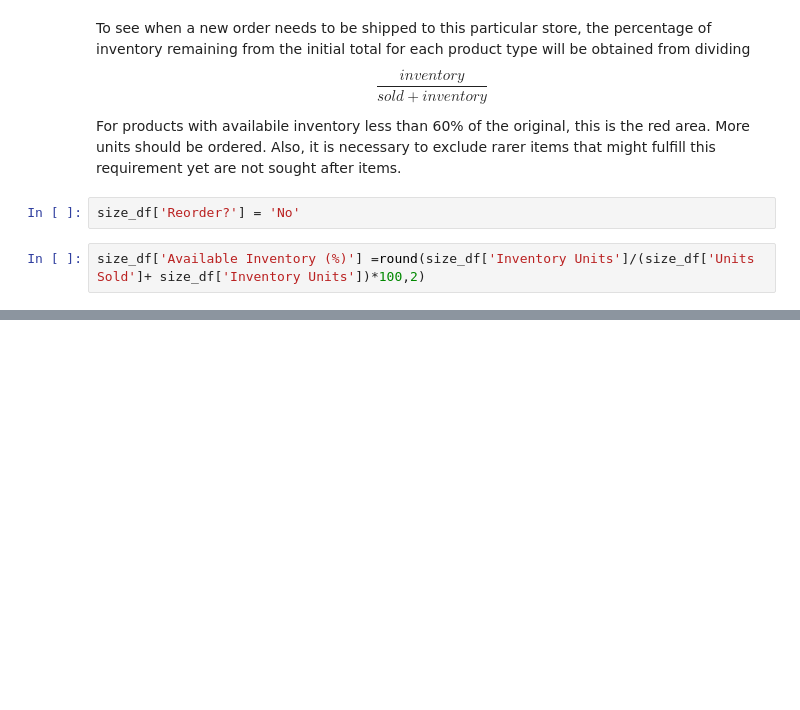
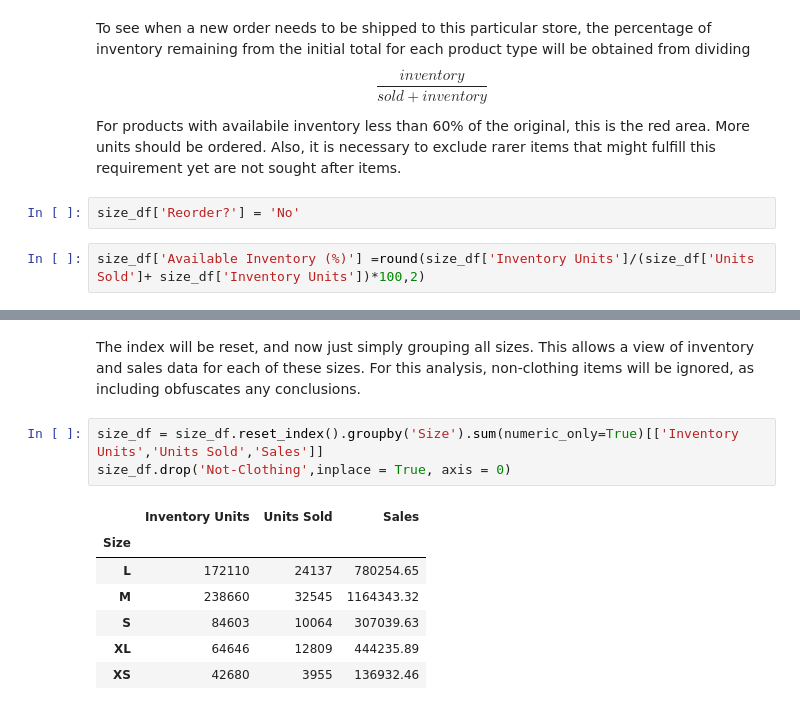
Before and after one commit to reetyf/tjx, a Jupyter notebook: HWeinschenk_TJXDataAnalystAssignment_summer2023.ipynb, the cells around one changed output, grey strips where cells are left out. Drawn from its saved outputs; the diff is of its cells as text; blank space fills up the shorter version.

```diff
--- a/HWeinschenk_TJXDataAnalystAssignment_summer2023.ipynb
+++ b/HWeinschenk_TJXDataAnalystAssignment_summer2023.ipynb
@@ -574,0 +619,13 @@ size_df[size_df['Reorder?'] == 'Yes']
+# %% [markdown]
+The index will be reset, and now just simply grouping all sizes. This allows a view of inventory and sales data for each of these sizes. For this analysis, non-clothing items will be ignored, as including obfuscates any conclusions.
+# %%
+size_df = size_df.reset_index().groupby('Size').sum(numeric_only=True)[['Inventory Units','Units Sold','Sales']]
+size_df.drop('Not-Clothing',inplace = True, axis = 0)
+# %% [output]
+|  | Inventory Units | Units Sold | Sales |
+| Size |  |  |  |
+| L | 172110 | 24137 | 780254.65 |
+| M | 238660 | 32545 | 1164343.32 |
+| S | 84603 | 10064 | 307039.63 |
+| XL | 64646 | 12809 | 444235.89 |
+| XS | 42680 | 3955 | 136932.46 |
```
Also changed, not shown: parts of 8 cells of this notebook.
